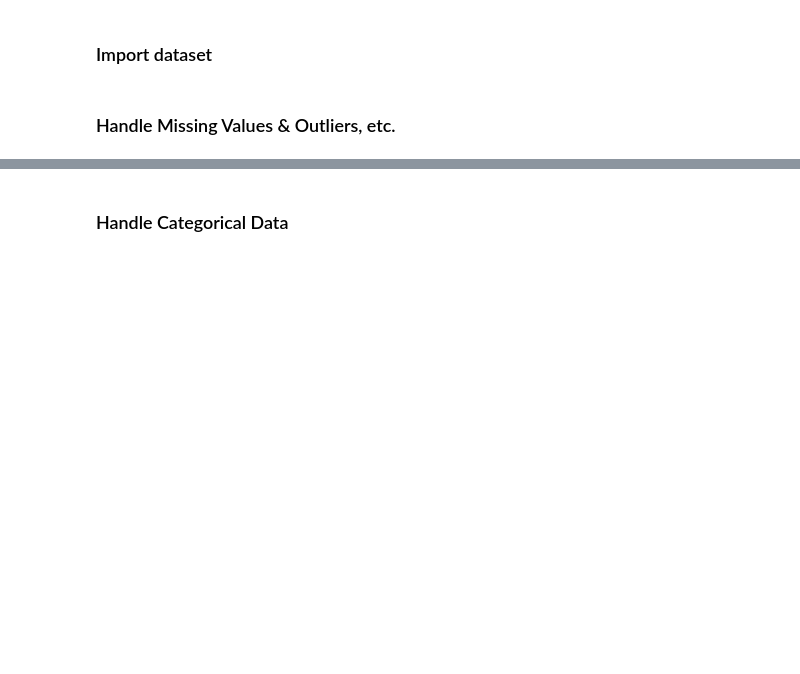
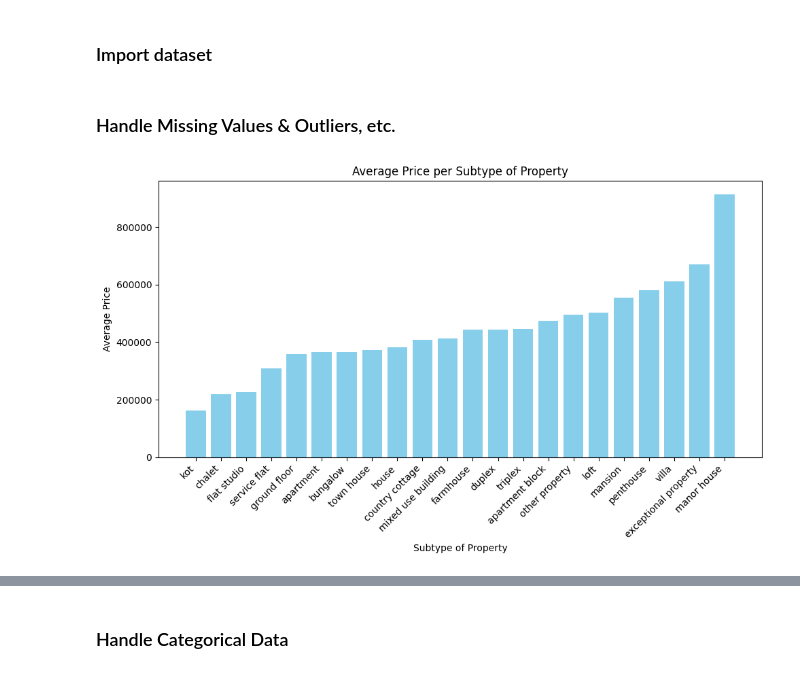
Before and after one commit to Miriam-Stoehr/challenge-regression, a Jupyter notebook: 1-data-cleaning.ipynb, the cells around one changed output, grey strips where cells are left out. Drawn from its saved outputs; the diff is of its cells as text; code cells hidden in the pictures; blank space fills up the shorter version.

```diff
--- a/1-data-cleaning.ipynb
+++ b/1-data-cleaning.ipynb
@@ -275,3 +275,24 @@ df_cleaned = cleaner.binarize_column('terrace', threshold=0)
 
 # Get cleaned dataframe
 df_cleaned = cleaner.get_cleaned_df()
+# %%
+# Calculate average price per subtype of property
+
+import pandas as pd
+import matplotlib.pyplot as plt
+
+# Assuming your DataFrame is named df
+# Step 1: Group by 'subtype_of_property' and calculate the average 'price'
+average_price = df_cleaned.groupby('subtype_of_property')['price'].mean().reset_index().sort_values(by='price')
+
+# Step 2: Create a bar plot
+plt.figure(figsize=(10,6))
+plt.bar(average_price['subtype_of_property'], average_price['price'], color='skyblue')
+plt.xlabel('Subtype of Property')
+plt.ylabel('Average Price')
+plt.title('Average Price per Subtype of Property')
+plt.xticks(rotation=45, ha='right')  # Rotate x labels if needed
+plt.tight_layout()
+plt.show()
+# %% [output]
+[figure, added]
```
Also changed, not shown: parts of 2 cells of this notebook, 16 other files.
